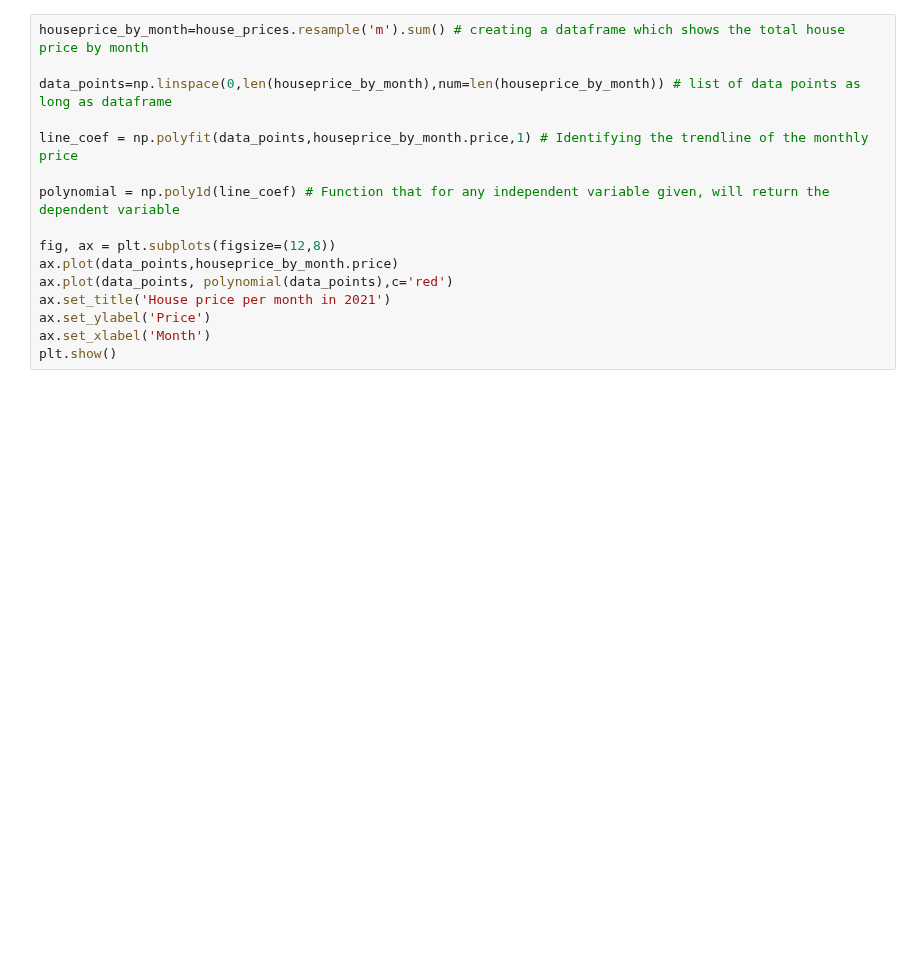
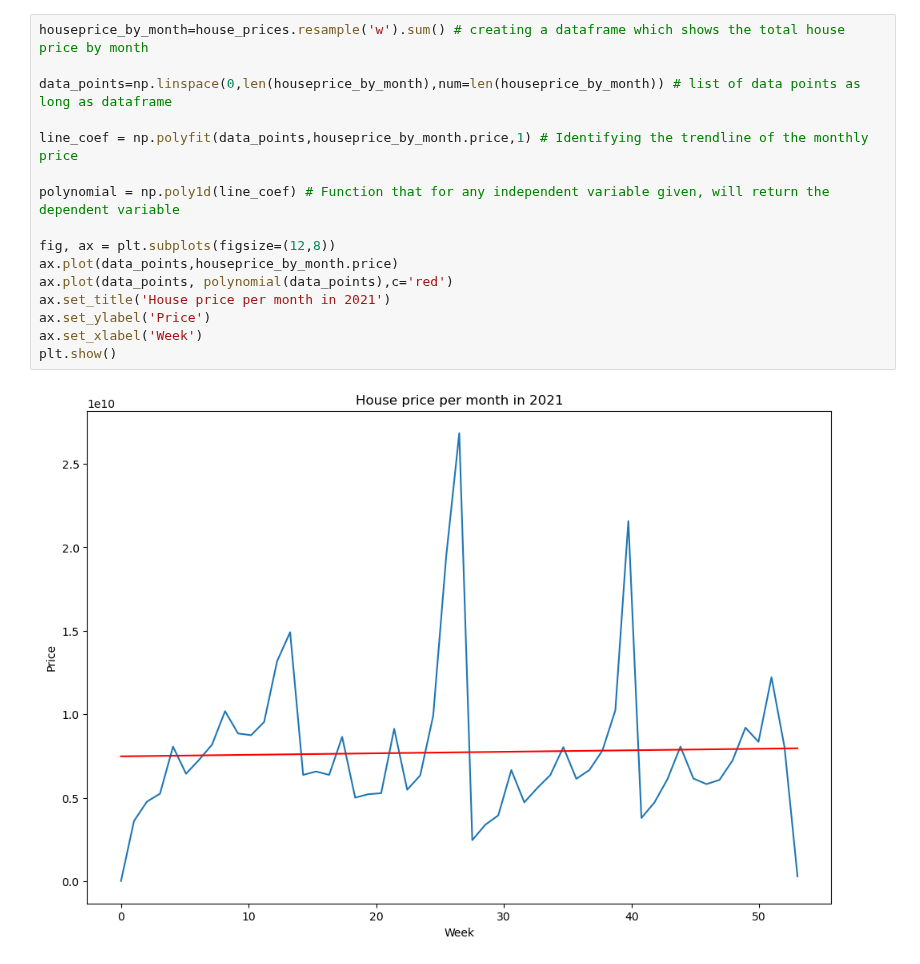
Before and after one commit to abryantgithub/House-Price-Prediction, a Jupyter notebook: house_price_prediction.ipynb, the cells around one changed output. Drawn from its saved outputs; the diff is of its cells as text; blank space fills up the shorter version.

```diff
--- a/house_price_prediction.ipynb
+++ b/house_price_prediction.ipynb
@@ -71,16 +73,18 @@ plt.show()
 # %%
-houseprice_by_month=house_prices.resample('m').sum() # creating a dataframe which shows the total house price by month
+houseprice_by_month=house_prices.resample('w').sum() # creating a dataframe which shows the total house price by month
 
 data_points=np.linspace(0,len(houseprice_by_month),num=len(houseprice_by_month)) # list of data points as long as dataframe
 
 line_coef = np.polyfit(data_points,houseprice_by_month.price,1) # Identifying the trendline of the monthly price
 
 polynomial = np.poly1d(line_coef) # Function that for any independent variable given, will return the dependent variable
 
 fig, ax = plt.subplots(figsize=(12,8))
 ax.plot(data_points,houseprice_by_month.price)
 ax.plot(data_points, polynomial(data_points),c='red')
 ax.set_title('House price per month in 2021')
 ax.set_ylabel('Price')
-ax.set_xlabel('Month')
+ax.set_xlabel('Week')
 plt.show()
+# %% [output]
+[figure, added]
```
Also changed, not shown: parts of 9 cells of this notebook.
